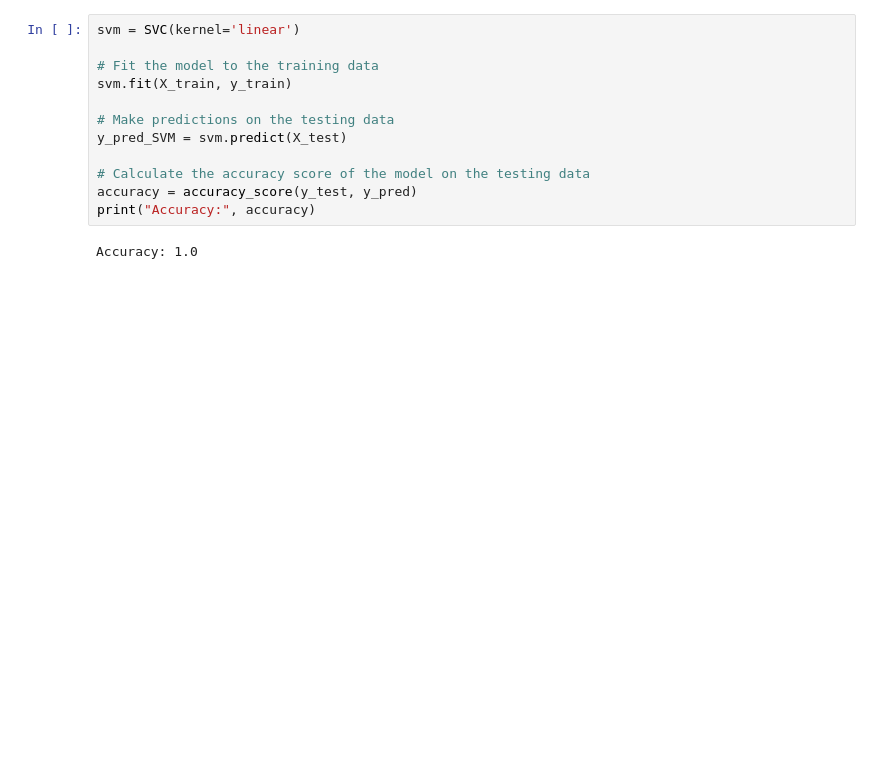
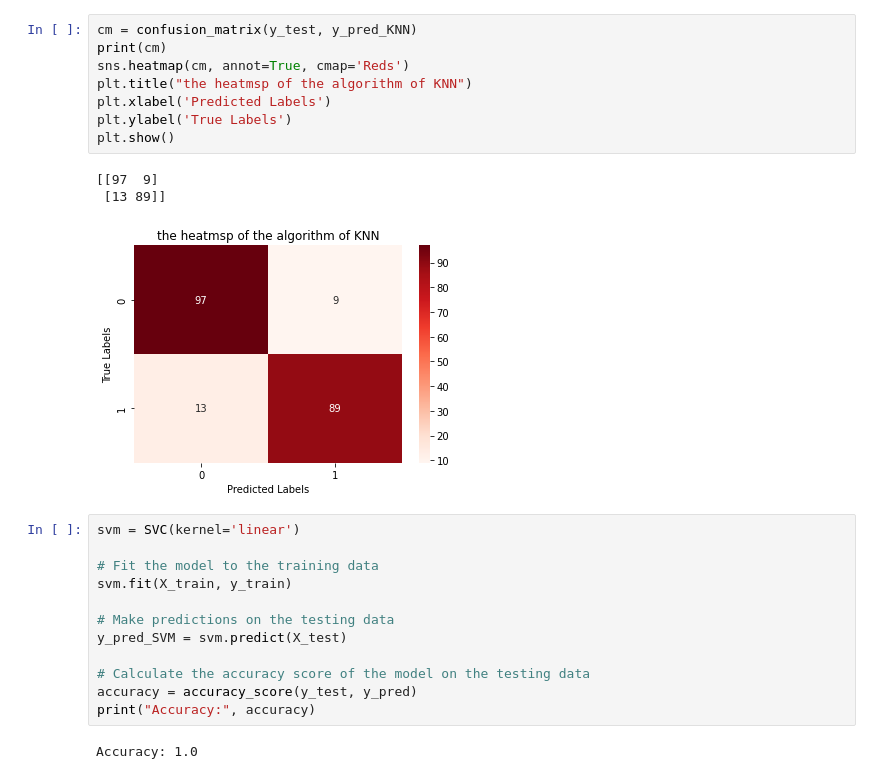
Before and after one commit to muznyahamed/FYP_Reserch_project, a Jupyter notebook: Research_KNN.ipynb, the cells around one changed output. Saved outputs shown, nothing was run; the diff lists cells and outputs as text; blank space fills up the shorter version.

```diff
--- a/Research_KNN.ipynb
+++ b/Research_KNN.ipynb
@@ -79,3 +48,15 @@ print(cm)
+# %%
+cm = confusion_matrix(y_test, y_pred_KNN)
+print(cm)
+sns.heatmap(cm, annot=True, cmap='Reds')
+plt.title("the heatmsp of the algorithm of KNN")
+plt.xlabel('Predicted Labels')
+plt.ylabel('True Labels')
+plt.show()
+# %% [output]
+[[97  9]
+ [13 89]]
+[figure, added]
 # %%
 svm = SVC(kernel='linear')
 
```
Also changed, not shown: parts of 12 cells of this notebook.
